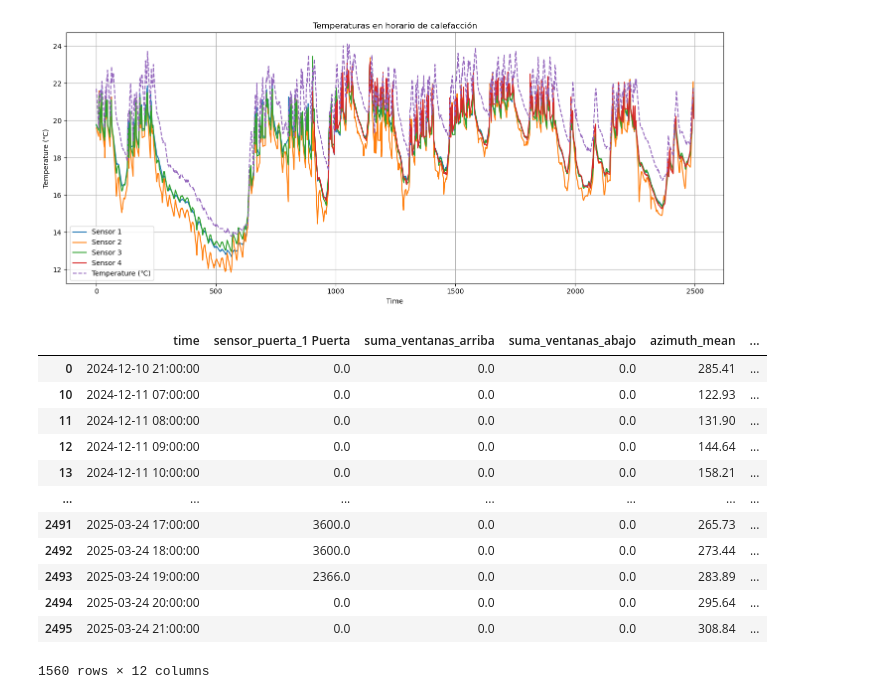
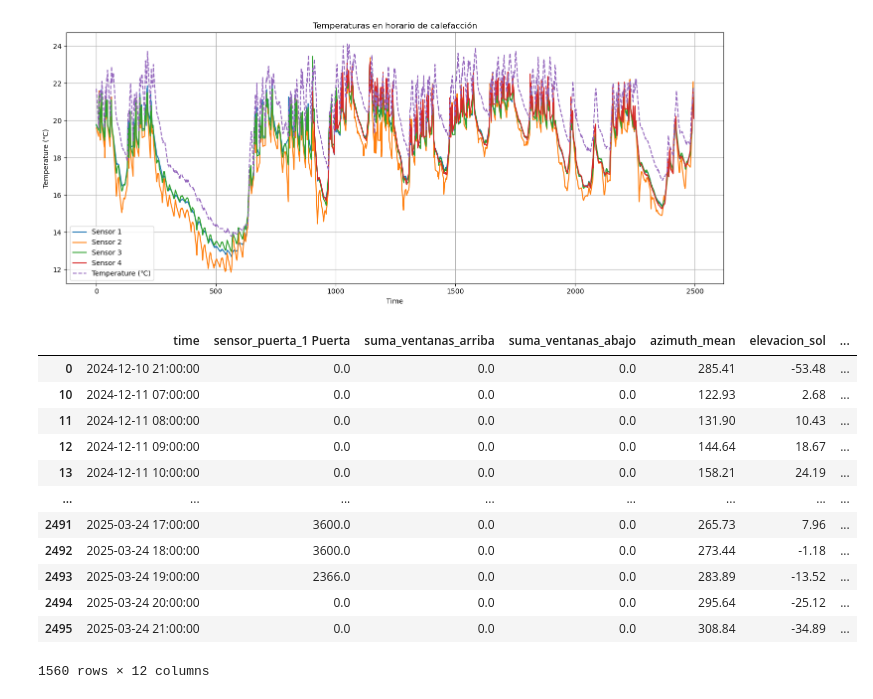
Before and after one commit to JHYouness/Mislata_proyecto, a Jupyter notebook: notebooks/limpieza_gold.ipynb, the cells around one changed output. Drawn from its saved outputs; the diff is of its cells as text; code cells hidden in the pictures.

Commit message:
Renombrar columnas df

```diff
--- a/notebooks/limpieza_gold.ipynb
+++ b/notebooks/limpieza_gold.ipynb
@@ -217,43 +216,46 @@ plt.show()
 # Crear columnas con la media entre sensor 1 y sensor 2
 df['media_humedad'] = df[['sensor.sensor_temperatura_1_humidity', 'sensor.sensor_temperatura_2_humidity', 'sensor.sensor_temperatura_3_humidity']].mean(axis=1)
 df['media_presion'] = df[['sensor.sensor_temperatura_1_pressure', 'sensor.sensor_temperatura_2_pressure','sensor.sensor_temperatura_3_pressure']].mean(axis=1)
 df['media_temperatura'] = df[['sensor.sensor_temperatura_1_temperature', 'sensor.sensor_temperatura_2_temperature','sensor.sensor_temperatura_3_temperature']].mean(axis=1)
 
 df = df.drop(columns=[
     'sensor.sensor_temperatura_1_humidity',
     'sensor.sensor_temperatura_1_pressure',
     'sensor.sensor_temperatura_1_temperature',
     'sensor.sensor_temperatura_2_humidity',
     'sensor.sensor_temperatura_2_pressure',
     'sensor.sensor_temperatura_2_temperature',
     'sensor.sensor_temperatura_3_humidity',
     'sensor.sensor_temperatura_3_pressure',
     'sensor.sensor_temperatura_3_temperature',
     'sensor.sensor_temperatura_4_humidity',
     'sensor.sensor_temperatura_4_pressure',
     'sensor.sensor_temperatura_4_temperature',
     'avg_humidity_1_2',
     'avg_pressure_1_2',
     'avg_temperature_1_2'
 ], errors='ignore')
 
 # Formateamos las columnas predichas a 2 decimales
 df[['media_humedad', 'media_presion', 'media_temperatura']] = df[['media_humedad', 'media_presion', 'media_temperatura']].round(2)
 
+df.rename(columns={'elevation_mean': 'elevacion_sol', 'temperature_mean': 'temperatura_exterior','cloud_coverage_mean':'porcentaje_nubes','temperature ℃':'temperatura_calefaccion_y'}, inplace=True)
+
+
 df.to_csv("final_gold.csv", index=False)
 
 df
 # %% [output]
-|  | time | sensor_puerta_1 Puerta | suma_ventanas_arriba | suma_ventanas_abajo | azimuth_mean | ... |
-| 0 | 2024-12-10 21:00:00 | 0.0 | 0.0 | 0.0 | 285.41 | ... |
-| 10 | 2024-12-11 07:00:00 | 0.0 | 0.0 | 0.0 | 122.93 | ... |
-| 11 | 2024-12-11 08:00:00 | 0.0 | 0.0 | 0.0 | 131.90 | ... |
-| 12 | 2024-12-11 09:00:00 | 0.0 | 0.0 | 0.0 | 144.64 | ... |
-| 13 | 2024-12-11 10:00:00 | 0.0 | 0.0 | 0.0 | 158.21 | ... |
-| ... | ... | ... | ... | ... | ... | ... |
-| 2491 | 2025-03-24 17:00:00 | 3600.0 | 0.0 | 0.0 | 265.73 | ... |
-| 2492 | 2025-03-24 18:00:00 | 3600.0 | 0.0 | 0.0 | 273.44 | ... |
-| 2493 | 2025-03-24 19:00:00 | 2366.0 | 0.0 | 0.0 | 283.89 | ... |
-| 2494 | 2025-03-24 20:00:00 | 0.0 | 0.0 | 0.0 | 295.64 | ... |
-| 2495 | 2025-03-24 21:00:00 | 0.0 | 0.0 | 0.0 | 308.84 | ... |
+|  | time | sensor_puerta_1 Puerta | suma_ventanas_arriba | suma_ventanas_abajo | azimuth_mean | elevacion_sol | ... |
+| 0 | 2024-12-10 21:00:00 | 0.0 | 0.0 | 0.0 | 285.41 | -53.48 | ... |
+| 10 | 2024-12-11 07:00:00 | 0.0 | 0.0 | 0.0 | 122.93 | 2.68 | ... |
+| 11 | 2024-12-11 08:00:00 | 0.0 | 0.0 | 0.0 | 131.90 | 10.43 | ... |
+| 12 | 2024-12-11 09:00:00 | 0.0 | 0.0 | 0.0 | 144.64 | 18.67 | ... |
+| 13 | 2024-12-11 10:00:00 | 0.0 | 0.0 | 0.0 | 158.21 | 24.19 | ... |
+| ... | ... | ... | ... | ... | ... | ... | ... |
+| 2491 | 2025-03-24 17:00:00 | 3600.0 | 0.0 | 0.0 | 265.73 | 7.96 | ... |
+| 2492 | 2025-03-24 18:00:00 | 3600.0 | 0.0 | 0.0 | 273.44 | -1.18 | ... |
+| 2493 | 2025-03-24 19:00:00 | 2366.0 | 0.0 | 0.0 | 283.89 | -13.52 | ... |
+| 2494 | 2025-03-24 20:00:00 | 0.0 | 0.0 | 0.0 | 295.64 | -25.12 | ... |
+| 2495 | 2025-03-24 21:00:00 | 0.0 | 0.0 | 0.0 | 308.84 | -34.89 | ... |
 1560 rows × 12 columns
```
Also changed, not shown: parts of 1 cell of this notebook, 1 other file.
